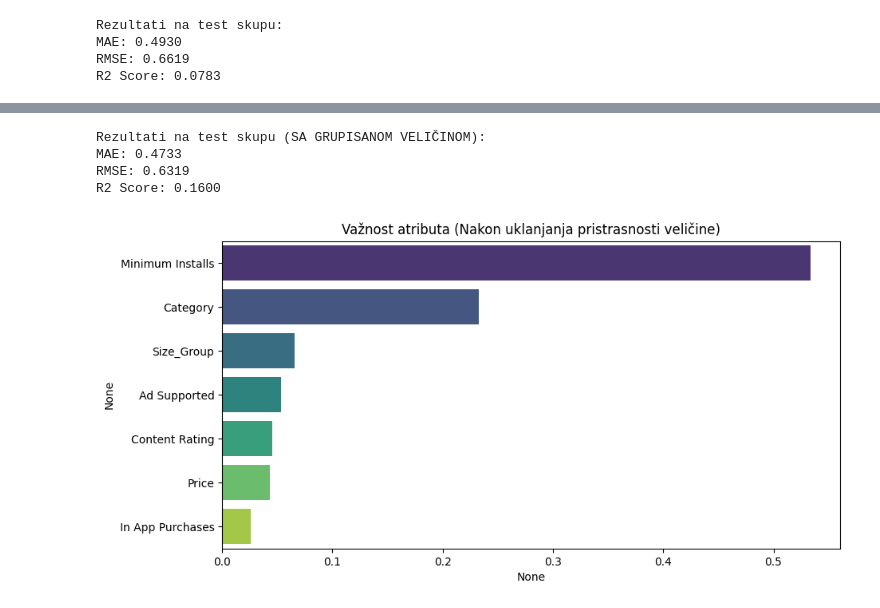
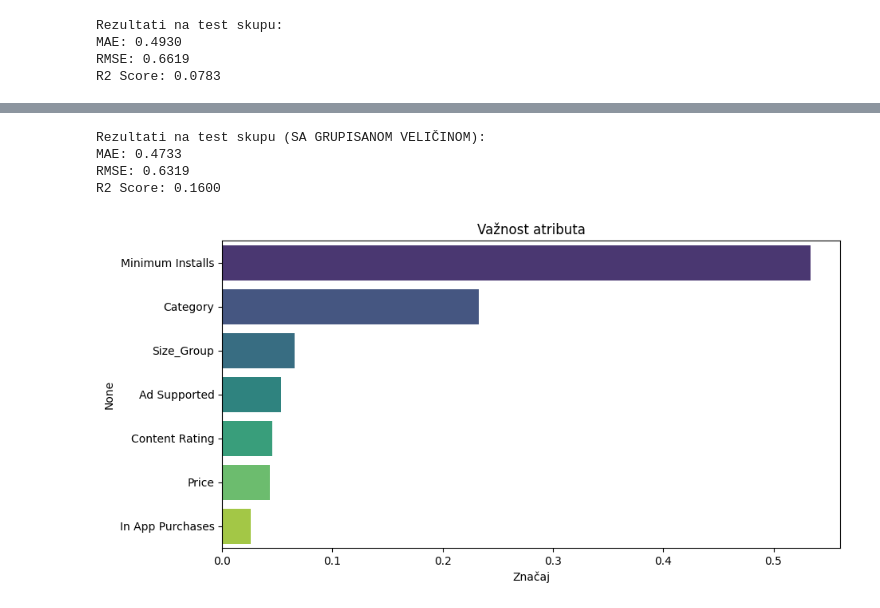
Before and after one commit to LukaSavkov/siap-projekcija-uspesnosti-mobilne-app, a Jupyter notebook: prva_kontrolna_tacka.ipynb, the cells around one changed output, grey strips where cells are left out. Saved outputs shown, nothing was run; the diff lists cells and outputs as text; code cells hidden in the pictures.

```diff
--- a/prva_kontrolna_tacka.ipynb
+++ b/prva_kontrolna_tacka.ipynb
@@ -113,10 +66,0 @@ plt.show()
-# %%
-df['Type'] = df['Price'].apply(lambda x: 'Paid' if x > 0 else 'Free')
-
-plt.figure(figsize=(8, 6))
-
-sns.boxplot(data=df, x='Type', y='Rating', hue='Type', palette='Set2', legend=False)
-plt.title('Poređenje ocena: besplatne vs plaćene aplikacije')
-plt.show()
-
-df.drop(columns=['Type'], inplace=True)
@@ -199,36 +134,32 @@ bins = [0, 10, 30, 60, 150, 99999]
 labels = ['Veoma mala', 'Mala', 'Srednja', 'Velika', 'Ogromna']
 
 df['Size_Group'] = pd.cut(df['Size_MB'], bins=bins, labels=labels)
 
 features = ['Category', 'Size_Group', 'Minimum Installs', 'Price', 'Content Rating', 'Ad Supported', 'In App Purchases']
 X = df[features].copy()
 y = df['Rating']
 
 label_enc = LabelEncoder()
 X['Category'] = label_enc.fit_transform(X['Category'].astype(str))
 X['Content Rating'] = label_enc.fit_transform(X['Content Rating'].astype(str))
 X['Size_Group'] = label_enc.fit_transform(X['Size_Group'].astype(str))
 
 X_train, X_test, y_train, y_test = train_test_split(X, y, test_size=0.2, random_state=42)
 
 rf_model = RandomForestRegressor(n_estimators=100, random_state=42, n_jobs=-1)
 rf_model.fit(X_train, y_train)
 y_pred = rf_model.predict(X_test)
 
 rmse = root_mean_squared_error(y_test, y_pred)
 print("Rezultati na test skupu (SA GRUPISANOM VELIČINOM):")
 print(f"MAE: {mean_absolute_error(y_test, y_pred):.4f}")
 print(f"RMSE: {rmse:.4f}")
 print(f"R2 Score: {r2_score(y_test, y_pred):.4f}")
 
-plt.figure(figsize=(10, 5))
-feature_imp = pd.Series(rf_model.feature_importances_, index=features).sort_values(ascending=False)
-sns.barplot(x=feature_imp, y=feature_imp.index, hue=feature_imp.index, palette='viridis', legend=False)
-plt.title('Važnost atributa (Nakon uklanjanja pristrasnosti veličine)')
-plt.show()
+utils.plot_feature_importance(rf_model, features)
 # %% [output]
 Rezultati na test skupu (SA GRUPISANOM VELIČINOM):
 MAE: 0.4733
 RMSE: 0.6319
 R2 Score: 0.1600
-[figure, old version]
+[figure, new version]
```
Also changed, not shown: parts of 25 cells of this notebook, 1 other file.
